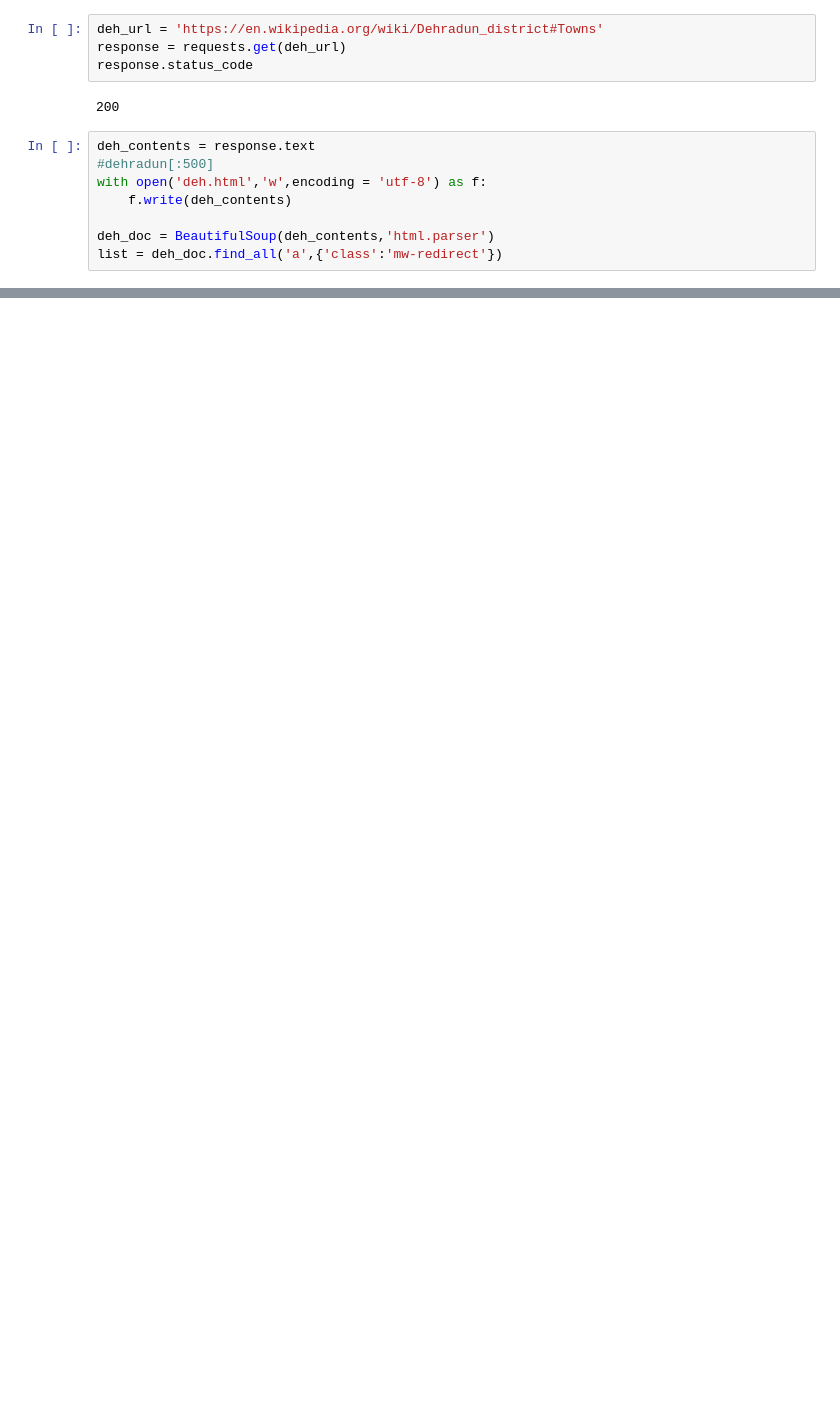
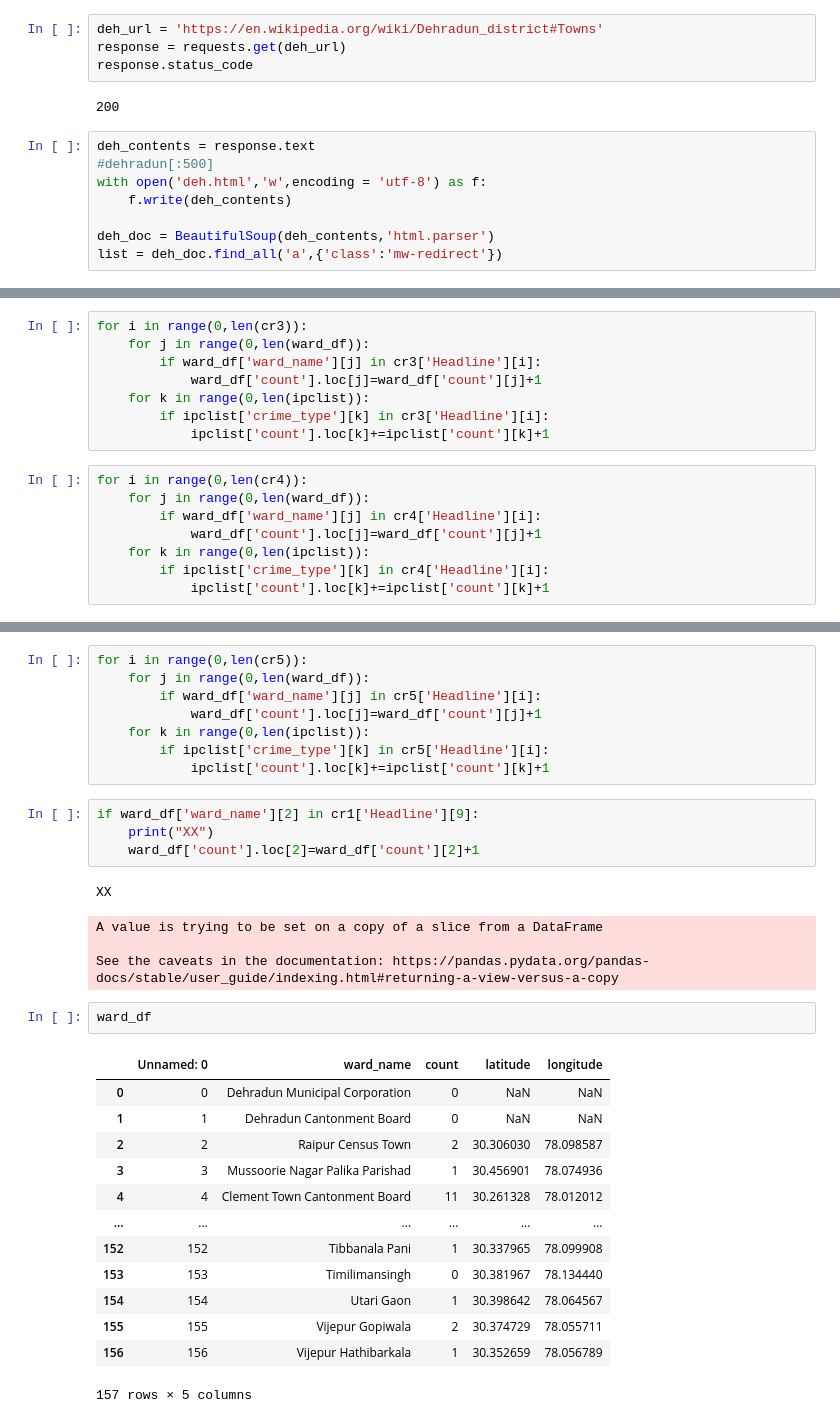
Before and after one commit to sagarbishtx07/crime_detection, a Jupyter notebook: data.ipynb, the cells around one changed output, grey strips where cells are left out. Cells and saved outputs as stored; diff of their text form; blank space fills up the shorter version.

```diff
--- a/data.ipynb
+++ b/data.ipynb
@@ -88,0 +97,16 @@ len(state_contents)
+# %%
+for i in range(0,len(cr3)):
+    for j in range(0,len(ward_df)):
+        if ward_df['ward_name'][j] in cr3['Headline'][i]:
+            ward_df['count'].loc[j]=ward_df['count'][j]+1
+    for k in range(0,len(ipclist)):
+        if ipclist['crime_type'][k] in cr3['Headline'][i]:
+            ipclist['count'].loc[k]+=ipclist['count'][k]+1
+# %%
+for i in range(0,len(cr4)):
+    for j in range(0,len(ward_df)):
+        if ward_df['ward_name'][j] in cr4['Headline'][i]:
+            ward_df['count'].loc[j]=ward_df['count'][j]+1
+    for k in range(0,len(ipclist)):
+        if ipclist['crime_type'][k] in cr4['Headline'][i]:
+            ipclist['count'].loc[k]+=ipclist['count'][k]+1
@@ -88,0 +123,33 @@ len(state_contents)
+# %%
+for i in range(0,len(cr5)):
+    for j in range(0,len(ward_df)):
+        if ward_df['ward_name'][j] in cr5['Headline'][i]:
+            ward_df['count'].loc[j]=ward_df['count'][j]+1
+    for k in range(0,len(ipclist)):
+        if ipclist['crime_type'][k] in cr5['Headline'][i]:
+            ipclist['count'].loc[k]+=ipclist['count'][k]+1
+# %%
+if ward_df['ward_name'][2] in cr1['Headline'][9]:
+    print("XX")
+    ward_df['count'].loc[2]=ward_df['count'][2]+1
+# %% [output]
+XX
+A value is trying to be set on a copy of a slice from a DataFrame
+
+See the caveats in the documentation: https://pandas.pydata.org/pandas-docs/stable/user_guide/indexing.html#returning-a-view-versus-a-copy
+# %%
+ward_df
+# %% [output]
+|  | Unnamed: 0 | ward_name | count | latitude | longitude |
+| 0 | 0 | Dehradun Municipal Corporation | 0 | NaN | NaN |
+| 1 | 1 | Dehradun Cantonment Board | 0 | NaN | NaN |
+| 2 | 2 | Raipur Census Town | 2 | 30.306030 | 78.098587 |
+| 3 | 3 | Mussoorie Nagar Palika Parishad | 1 | 30.456901 | 78.074936 |
+| 4 | 4 | Clement Town Cantonment Board | 11 | 30.261328 | 78.012012 |
+| ... | ... | ... | ... | ... | ... |
+| 152 | 152 | Tibbanala Pani | 1 | 30.337965 | 78.099908 |
+| 153 | 153 | Timilimansingh | 0 | 30.381967 | 78.134440 |
+| 154 | 154 | Utari Gaon | 1 | 30.398642 | 78.064567 |
+| 155 | 155 | Vijepur Gopiwala | 2 | 30.374729 | 78.055711 |
+| 156 | 156 | Vijepur Hathibarkala | 1 | 30.352659 | 78.056789 |
+157 rows × 5 columns
```
Also changed, not shown: parts of 11 cells of this notebook, 6 other files.
